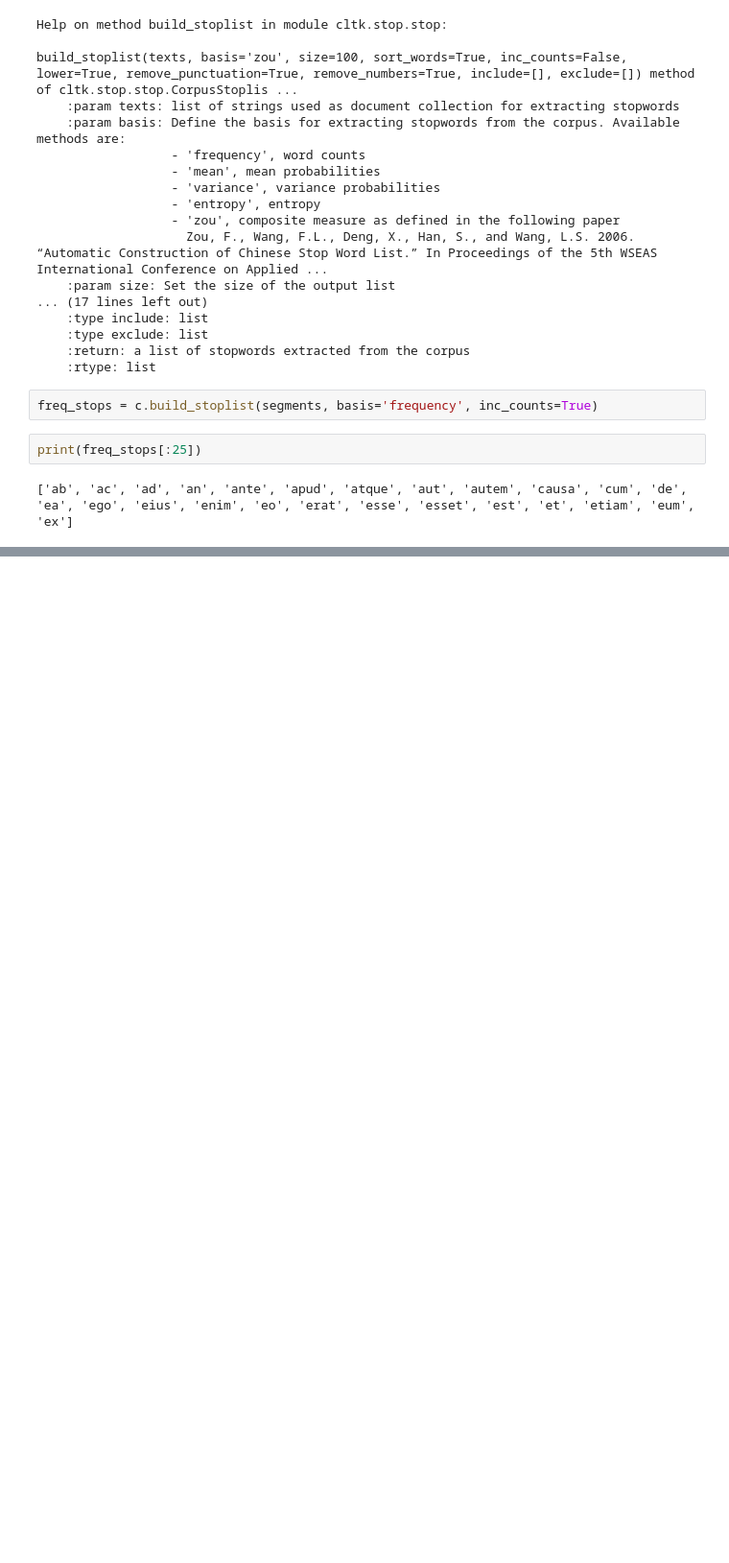
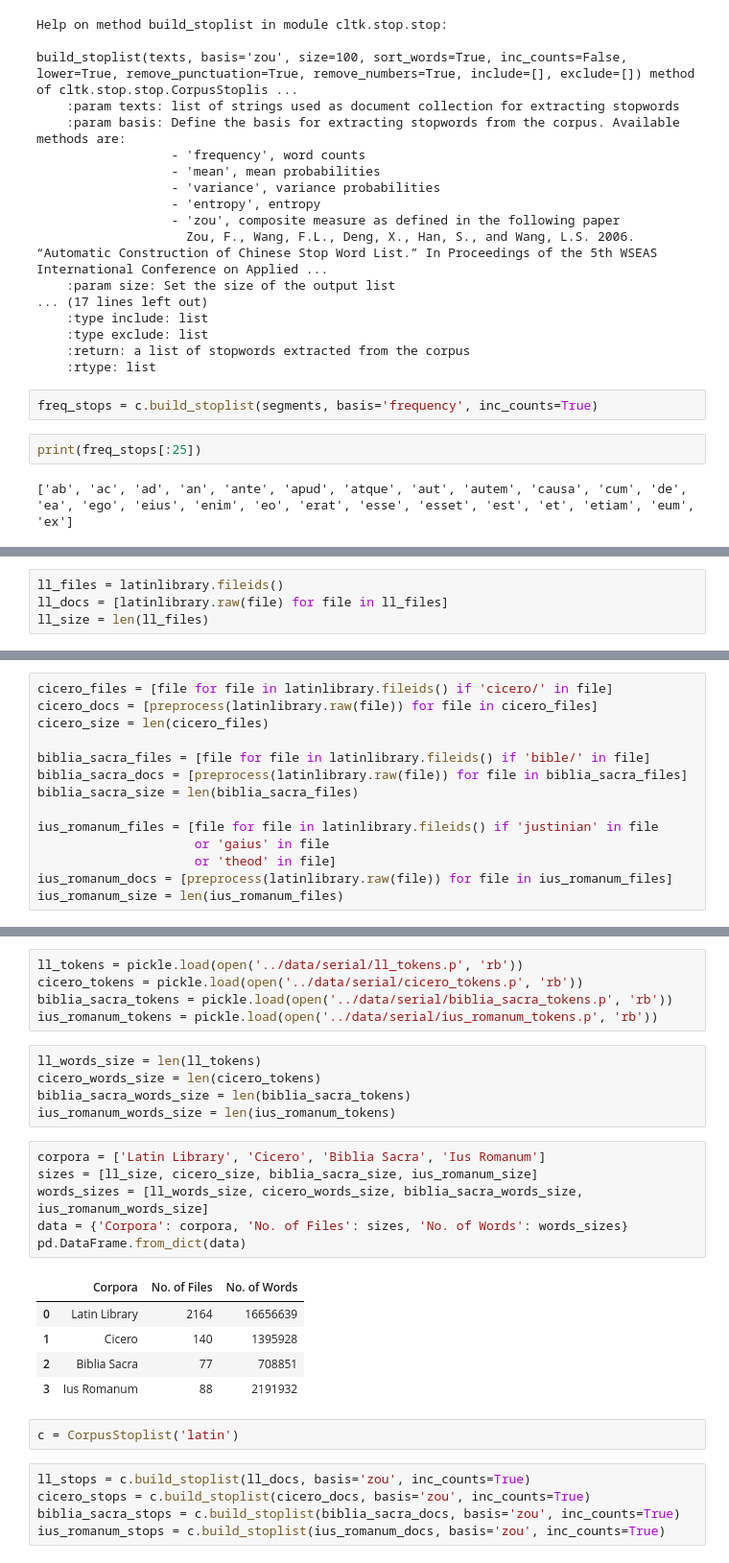
Before and after one commit to diyclassics/stopwords-paper, a Jupyter notebook: notebooks/stopwords-paper.ipynb, the cells around one changed output, grey strips where cells are left out. Shown at 96% size. Saved outputs shown, nothing was run; the diff lists cells and outputs as text; blank space fills up the shorter version.

Commit message:
Update notebooks/data

```diff
--- a/notebooks/stopwords-paper.ipynb
+++ b/notebooks/stopwords-paper.ipynb
@@ -409,0 +422,4 @@ print(freq_stops[:25])
+# %%
+ll_files = latinlibrary.fileids()
+ll_docs = [latinlibrary.raw(file) for file in ll_files]
+ll_size = len(ll_files)
@@ -409,0 +461,14 @@ print(freq_stops[:25])
+# %%
+cicero_files = [file for file in latinlibrary.fileids() if 'cicero/' in file]
+cicero_docs = [preprocess(latinlibrary.raw(file)) for file in cicero_files]
+cicero_size = len(cicero_files)
+
+biblia_sacra_files = [file for file in latinlibrary.fileids() if 'bible/' in file]
+biblia_sacra_docs = [preprocess(latinlibrary.raw(file)) for file in biblia_sacra_files]
+biblia_sacra_size = len(biblia_sacra_files)
+
+ius_romanum_files = [file for file in latinlibrary.fileids() if 'justinian' in file
+                     or 'gaius' in file
+                     or 'theod' in file]
+ius_romanum_docs = [preprocess(latinlibrary.raw(file)) for file in ius_romanum_files]
+ius_romanum_size = len(ius_romanum_files)
@@ -409,0 +488,29 @@ print(freq_stops[:25])
+# %%
+ll_tokens = pickle.load(open('../data/serial/ll_tokens.p', 'rb'))
+cicero_tokens = pickle.load(open('../data/serial/cicero_tokens.p', 'rb'))
+biblia_sacra_tokens = pickle.load(open('../data/serial/biblia_sacra_tokens.p', 'rb'))
+ius_romanum_tokens = pickle.load(open('../data/serial/ius_romanum_tokens.p', 'rb'))
+# %%
+ll_words_size = len(ll_tokens)
+cicero_words_size = len(cicero_tokens)
+biblia_sacra_words_size = len(biblia_sacra_tokens)
+ius_romanum_words_size = len(ius_romanum_tokens)
+# %%
+corpora = ['Latin Library', 'Cicero', 'Biblia Sacra', 'Ius Romanum']
+sizes = [ll_size, cicero_size, biblia_sacra_size, ius_romanum_size]
+words_sizes = [ll_words_size, cicero_words_size, biblia_sacra_words_size, ius_romanum_words_size]
+data = {'Corpora': corpora, 'No. of Files': sizes, 'No. of Words': words_sizes}
+pd.DataFrame.from_dict(data)
+# %% [output]
+|  | Corpora | No. of Files | No. of Words |
+| 0 | Latin Library | 2164 | 16656639 |
+| 1 | Cicero | 140 | 1395928 |
+| 2 | Biblia Sacra | 77 | 708851 |
+| 3 | Ius Romanum | 88 | 2191932 |
+# %%
+c = CorpusStoplist('latin')
+# %%
+ll_stops = c.build_stoplist(ll_docs, basis='zou', inc_counts=True)
+cicero_stops = c.build_stoplist(cicero_docs, basis='zou', inc_counts=True)
+biblia_sacra_stops = c.build_stoplist(biblia_sacra_docs, basis='zou', inc_counts=True)
+ius_romanum_stops = c.build_stoplist(ius_romanum_docs, basis='zou', inc_counts=True)
```
Also changed, not shown: parts of 8 cells of this notebook, 3 other files.
